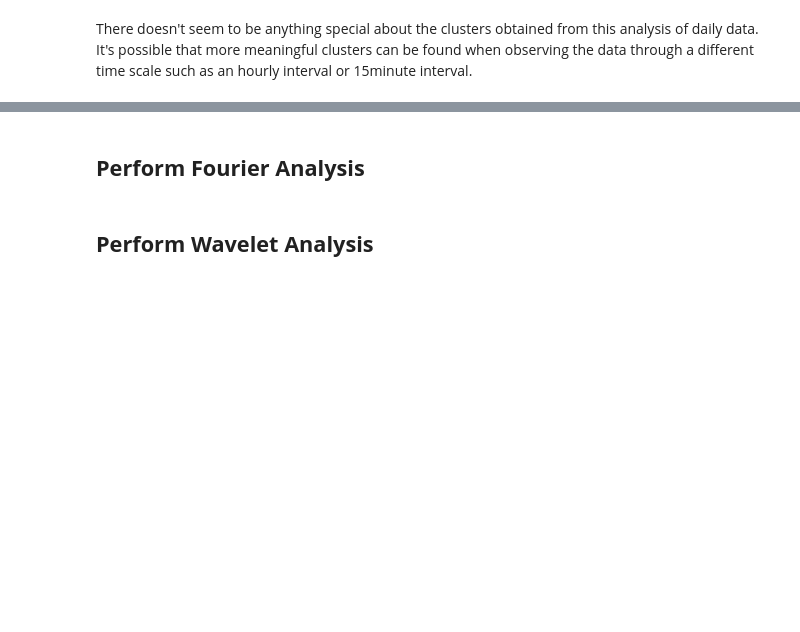
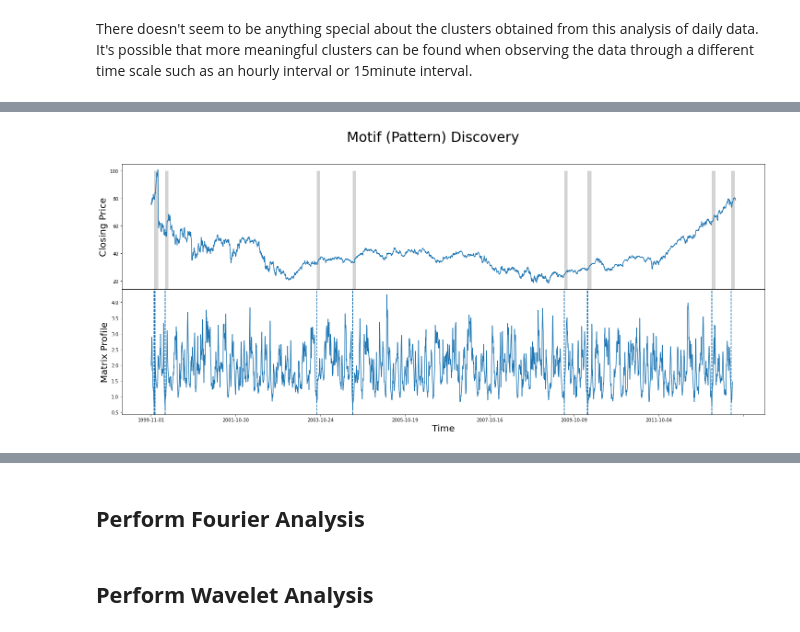
Before and after one commit to itberrios/algotrading, a Jupyter notebook: stock_data_explorer.ipynb, the cells around one changed output, grey strips where cells are left out. Cells and saved outputs as stored; diff of their text form; code cells hidden in the pictures; blank space fills up the shorter version.

Commit message:
added Matrix Profiling

```diff
--- a/stock_data_explorer.ipynb
+++ b/stock_data_explorer.ipynb
@@ -242,0 +256,5 @@ There doesn't seem to be anything special about the clusters obtained from this
+# %%
+import stumpy
+
+m = 20
+mp = stumpy.stump(train_df['close'].sort_index(), m=m)
@@ -242,0 +271,34 @@ There doesn't seem to be anything special about the clusters obtained from this
+# %%
+motif_idx = np.argsort(mp[:, 0])[0]
+nearest_neighbor_idx = mp[motif_idx, 1]
+# %%
+from matplotlib.patches import Rectangle
+
+fig, axs = plt.subplots(2, sharex=True, gridspec_kw={'hspace': 0}, figsize=(25, 10))
+plt.suptitle('Motif (Pattern) Discovery', fontsize='30')
+
+# plot closing price
+train_df['close'].sort_index().plot(ax=axs[0])
+axs[0].set_ylabel('Closing Price', fontsize='20')
+
+# plot Matrix Profile
+axs[1].plot(mp[:, 0])
+
+# indicate Motif locaitons
+for i in range(15):
+    # get motifs
+    motif_idx = np.argsort(mp[:, 0])[i]
+    nearest_neighbor_idx = mp[motif_idx, 1]
+
+    rect = Rectangle((motif_idx, 0), m, 100, facecolor='lightgrey')
+    axs[0].add_patch(rect)
+    rect = Rectangle((nearest_neighbor_idx, 0), m, 100, facecolor='lightgrey')
+    axs[0].add_patch(rect)
+    axs[1].set_xlabel('Time', fontsize ='20')
+    axs[1].set_ylabel('Matrix Profile', fontsize='20')
+    axs[1].axvline(x=motif_idx, linestyle="dashed")
+    axs[1].axvline(x=nearest_neighbor_idx, linestyle="dashed")
+
+plt.show()
+# %% [output]
+[figure, added]
```
Also changed, not shown: parts of 10 cells of this notebook.
